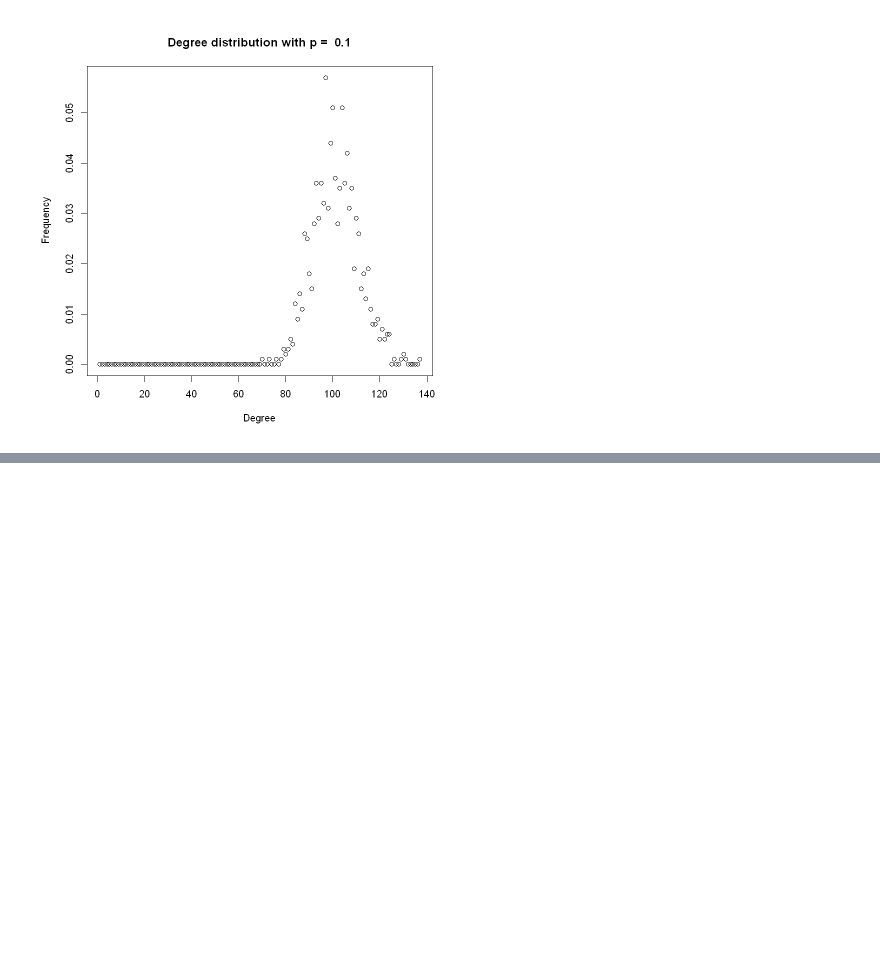
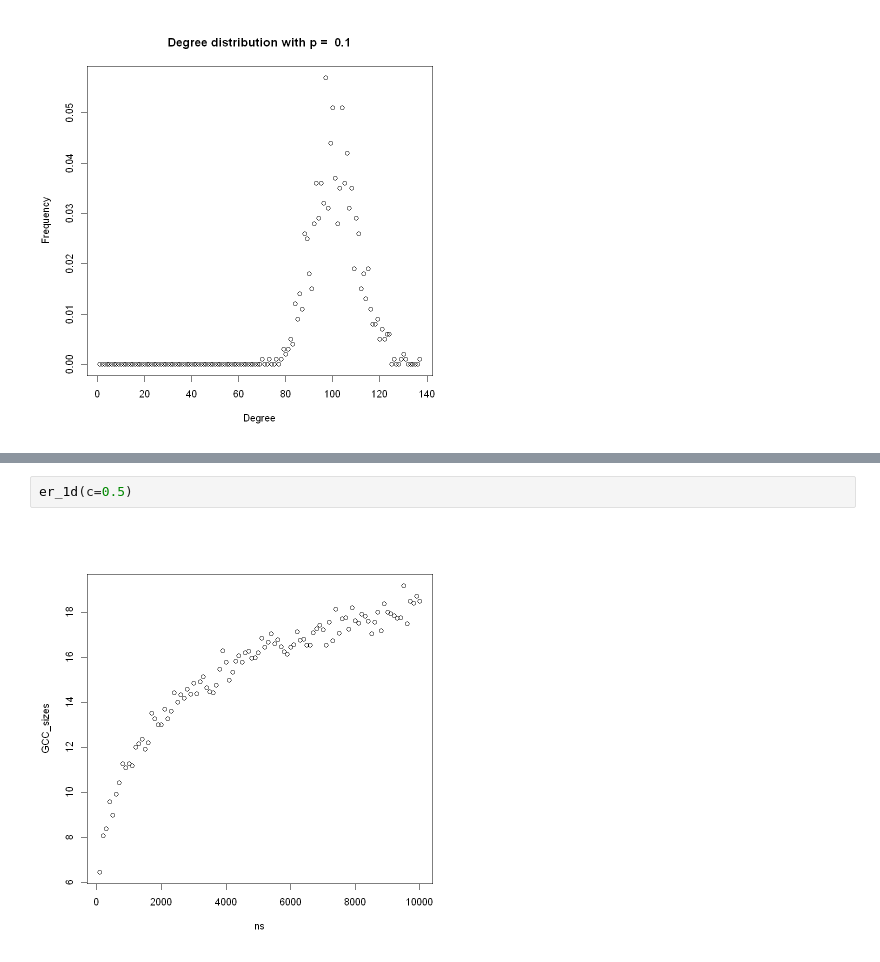
Before and after one commit to CapnSquirrel/ECE-232E, a Jupyter notebook: Project1/Project1.ipynb, the cells around one changed output, grey strips where cells are left out. Cells and saved outputs as stored; diff of their text form; blank space fills up the shorter version.

```diff
--- a/Project1/Project1.ipynb
+++ b/Project1/Project1.ipynb
@@ -148,0 +222,4 @@ er_1c()
+# %%
+er_1d(c=0.5)
+# %% [output]
+[figure, added]
```
Also changed, not shown: parts of 5 cells of this notebook.
